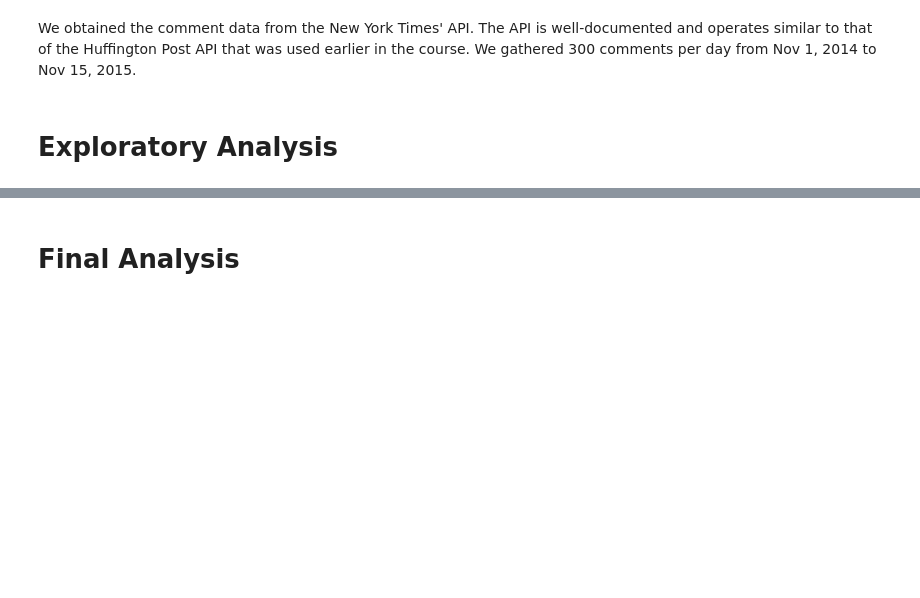
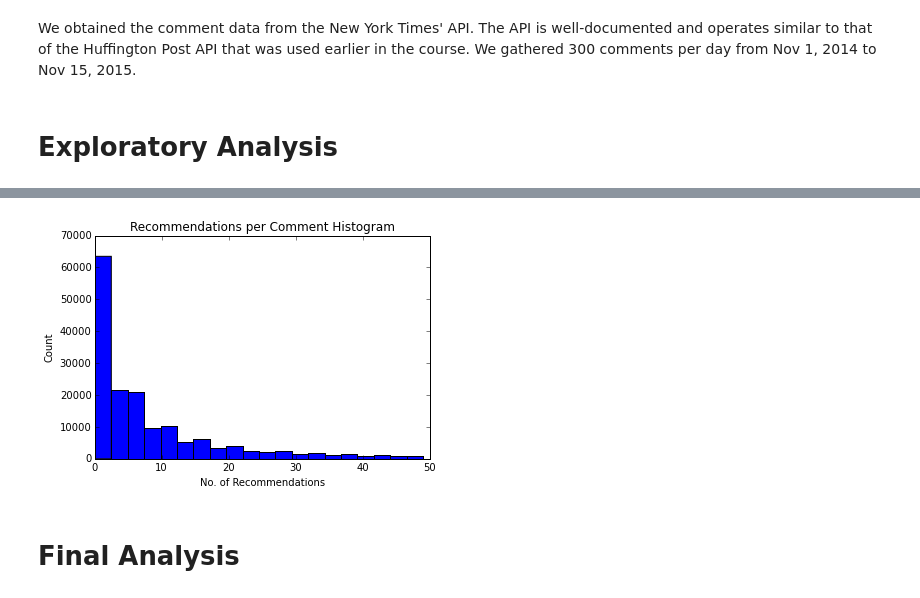
Before and after one commit to CS109-comment/NYTimes-Comment-Popularity-Prediction, a Jupyter notebook: IPython_Process_Notebook.ipynb, the cells around one changed output, grey strips where cells are left out. Saved outputs shown, nothing was run; the diff lists cells and outputs as text; code cells hidden in the pictures; blank space fills up the shorter version.

```diff
--- a/IPython_Process_Notebook.ipynb
+++ b/IPython_Process_Notebook.ipynb
@@ -146,2 +195,11 @@ commentsdf=pd.DataFrame(commentsdicts)
+# %%
+focusedDf = commentsdf[commentsdf["recommendationCount"] < 50]
+plt.hist(focusedDf.recommendationCount, bins=20)
+plt.title("Recommendations per Comment Histogram")
+plt.ylabel("Count")
+plt.xlabel("No. of Recommendations")
+plt.show()
+# %% [output]
+[figure, added]
 # %% [markdown]
 # Final Analysis
```
Also changed, not shown: parts of 7 cells of this notebook.
